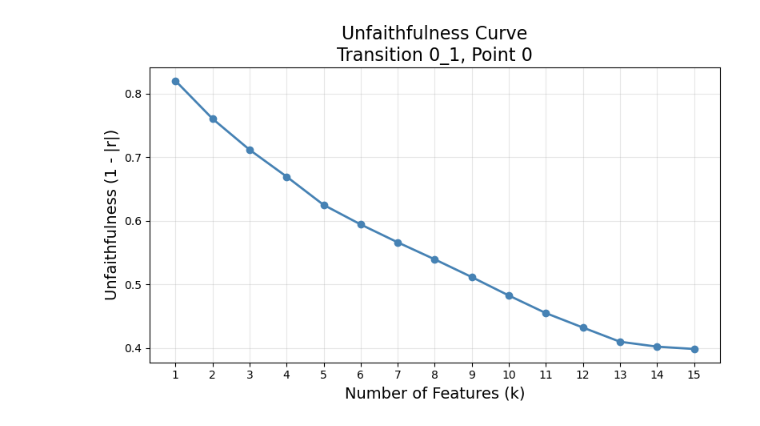
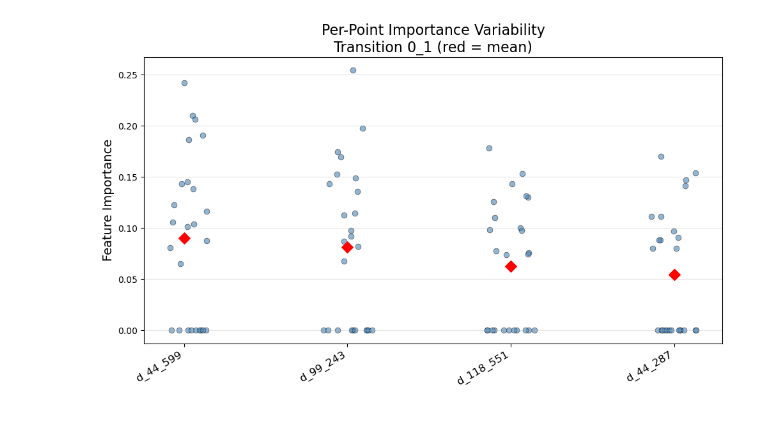
Before and after one commit to shams-mehdi/MDTerp, a Jupyter notebook: MDTerp_SPIB_ntl9.ipynb, the cells around one changed output. Saved outputs shown, nothing was run; the diff lists cells and outputs as text; code cells hidden in the pictures.

```diff
--- a/MDTerp_SPIB_ntl9.ipynb
+++ b/MDTerp_SPIB_ntl9.ipynb
@@ -189,6 +217,6 @@ fig = MDTerp.plot_importance_heatmap(all_result_loc, feature_names_loc)
 # %%
-# Unfaithfulness curve for first point of first transition
+# Per-point importance variability
 transitions = list(summary.keys())
-fig = MDTerp.plot_unfaithfulness_curve(result_dir, transitions[0], 0)
+fig = MDTerp.plot_point_variability(all_result_loc, feature_names_loc, transitions[0], top_n=4)
 # %% [output]
-[figure, old version]
+[figure, new version]
```
Also changed, not shown: parts of 4 cells of this notebook, 3 other files.
